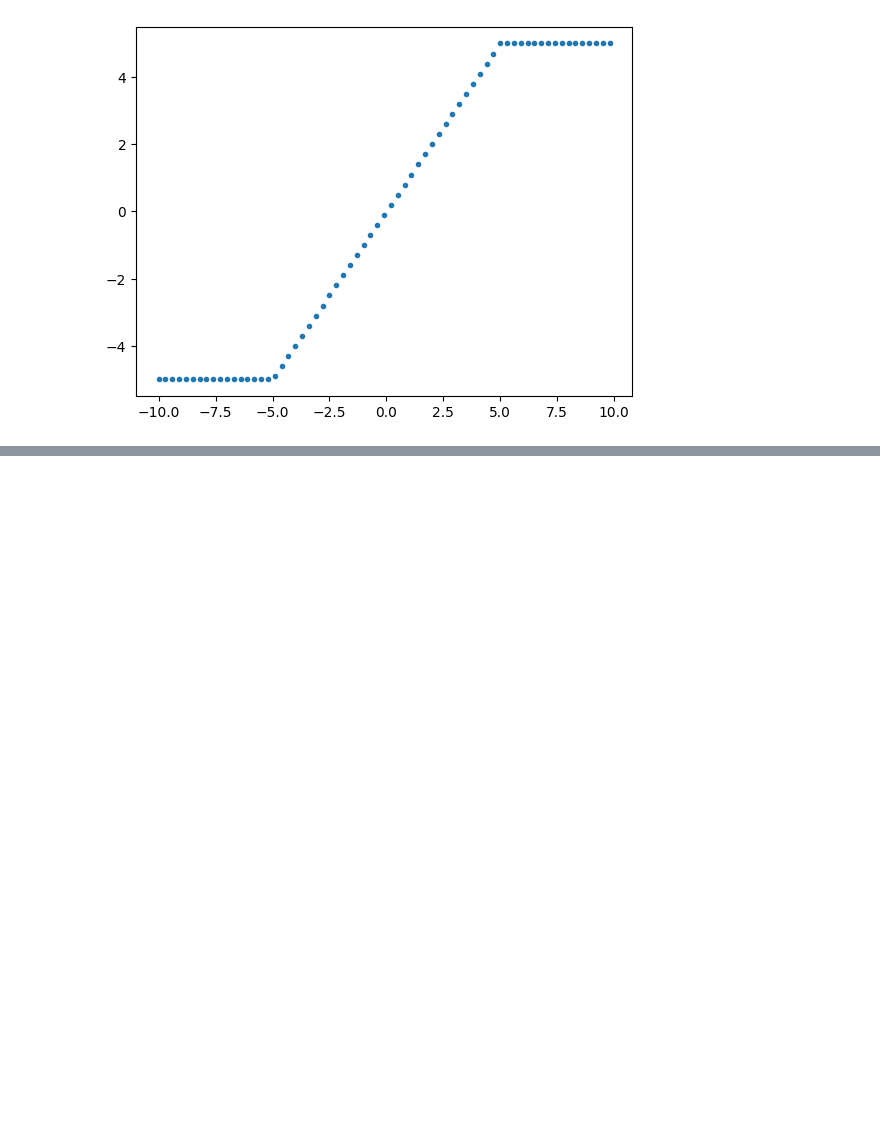
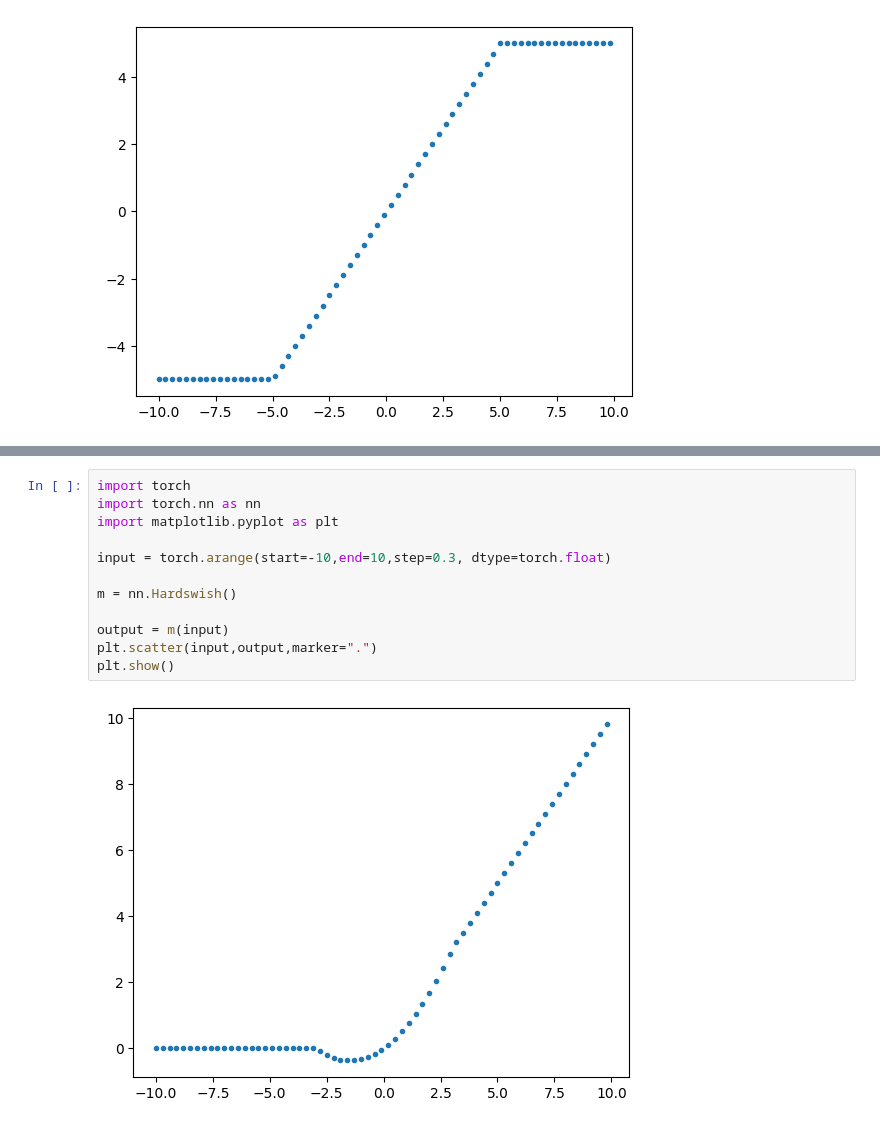
Before and after one commit to itmorn/AI.handbook, a Jupyter notebook: DL/module/Activations/ActivationsSummary.ipynb, the cells around one changed output, grey strips where cells are left out. Cells and saved outputs as stored; diff of their text form; blank space fills up the shorter version.

```diff
--- a/DL/module/Activations/ActivationsSummary.ipynb
+++ b/DL/module/Activations/ActivationsSummary.ipynb
@@ -163,0 +181,14 @@ plt.show()
+# %%
+import torch
+import torch.nn as nn
+import matplotlib.pyplot as plt
+
+input = torch.arange(start=-10,end=10,step=0.3, dtype=torch.float)
+
+m = nn.Hardswish()
+
+output = m(input)
+plt.scatter(input,output,marker=".")
+plt.show()
+# %% [output]
+[figure, added]
```
Also changed, not shown: parts of 5 cells of this notebook, 1 other file.
